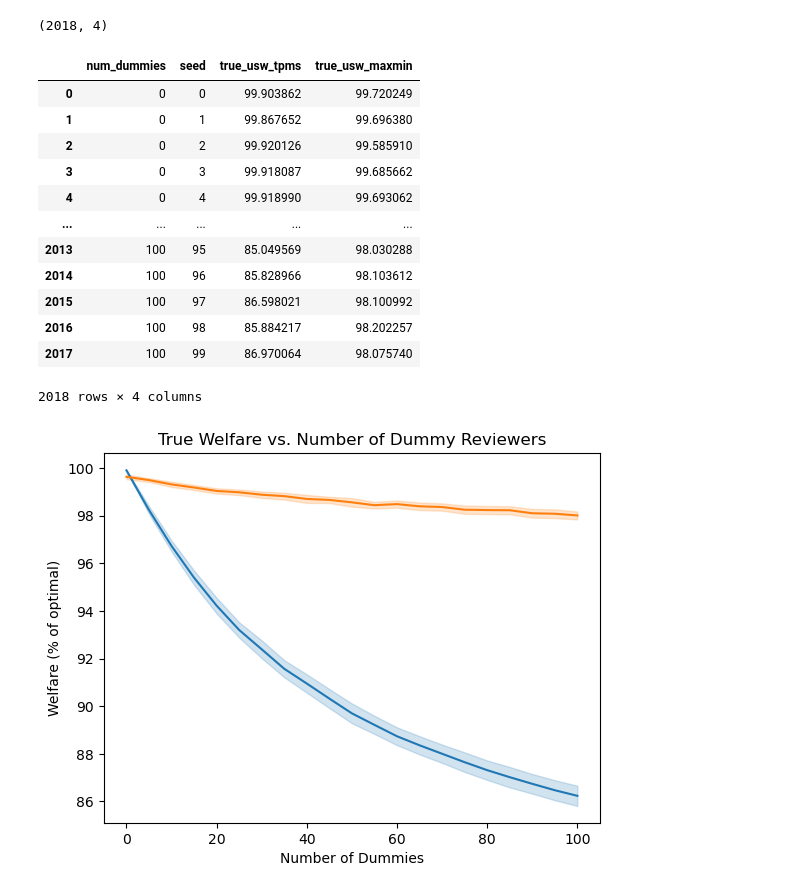
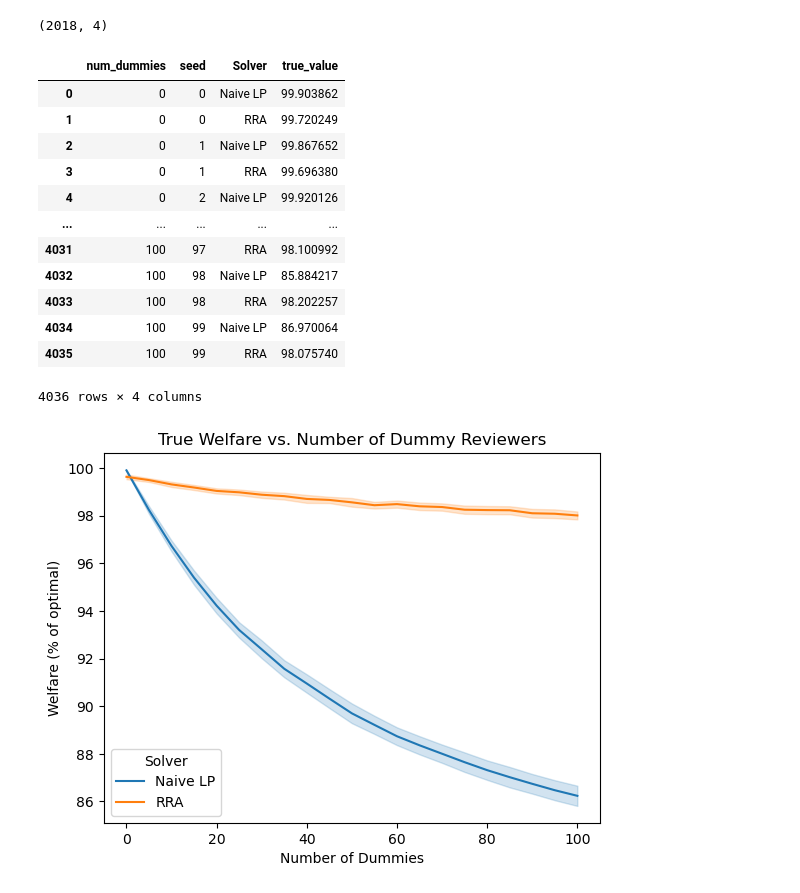
Before and after one commit to justinpayan/RAU, a Jupyter notebook: PlotExperiments.ipynb, the cells around one changed output. Drawn from its saved outputs; the diff is of its cells as text; code cells hidden in the pictures.

```diff
--- a/PlotExperiments.ipynb
+++ b/PlotExperiments.ipynb
@@ -46,21 +46,21 @@ df.shape
 # %%
-df = df[['num_dummies', 'seed', 'true_usw_tpms', 'true_usw_maxmin']]
+# df = df[['num_dummies', 'seed', 'true_usw_tpms', 'true_usw_maxmin']]
 df.shape
 # %% [output]
 (2018, 4)
 # %%
 df
 # %% [output]
-|  | num_dummies | seed | true_usw_tpms | true_usw_maxmin |
-| 0 | 0 | 0 | 99.903862 | 99.720249 |
-| 1 | 0 | 1 | 99.867652 | 99.696380 |
-| 2 | 0 | 2 | 99.920126 | 99.585910 |
-| 3 | 0 | 3 | 99.918087 | 99.685662 |
-| 4 | 0 | 4 | 99.918990 | 99.693062 |
+|  | num_dummies | seed | Solver | true_value |
+| 0 | 0 | 0 | Naive LP | 99.903862 |
+| 1 | 0 | 0 | RRA | 99.720249 |
+| 2 | 0 | 1 | Naive LP | 99.867652 |
+| 3 | 0 | 1 | RRA | 99.696380 |
+| 4 | 0 | 2 | Naive LP | 99.920126 |
 | ... | ... | ... | ... | ... |
-| 2013 | 100 | 95 | 85.049569 | 98.030288 |
-| 2014 | 100 | 96 | 85.828966 | 98.103612 |
-| 2015 | 100 | 97 | 86.598021 | 98.100992 |
-| 2016 | 100 | 98 | 85.884217 | 98.202257 |
-| 2017 | 100 | 99 | 86.970064 | 98.075740 |
+| 4031 | 100 | 97 | RRA | 98.100992 |
+| 4032 | 100 | 98 | Naive LP | 85.884217 |
+| 4033 | 100 | 98 | RRA | 98.202257 |
+| 4034 | 100 | 99 | Naive LP | 86.970064 |
+| 4035 | 100 | 99 | RRA | 98.075740 |
-2018 rows × 4 columns
+4036 rows × 4 columns
@@ -71,10 +67,11 @@ new_df
 # %%
-sns.lineplot(data=df[['num_dummies', 'seed', 'true_usw_tpms']], x='num_dummies', y='true_usw_tpms', errorbar=('se', 6), legend='auto')
-sns.lineplot(data=df[['num_dummies', 'seed', 'true_usw_maxmin']], x='num_dummies', y='true_usw_maxmin', errorbar=('se', 6),)
+# sns.lineplot(data=df[['num_dummies', 'seed', 'true_usw_tpms']], x='num_dummies', y='true_usw_tpms', errorbar=('se', 6), legend='auto')
+# sns.lineplot(data=df[['num_dummies', 'seed', 'true_usw_maxmin']], x='num_dummies', y='true_usw_maxmin', errorbar=('se', 6),)
+sns.lineplot(data=df, x='num_dummies', y='true_value', hue='Solver', errorbar=('se', 6), legend='auto')
 
 plt.title("True Welfare vs. Number of Dummy Reviewers")
 plt.xlabel("Number of Dummies")
 plt.ylabel("Welfare (% of optimal)")
 plt.savefig("WelfareVaryingDummies.png")
 # %% [output]
-[figure, old version]
+[figure, new version]
```
Also changed, not shown: parts of 3 cells of this notebook, 1 other file.
